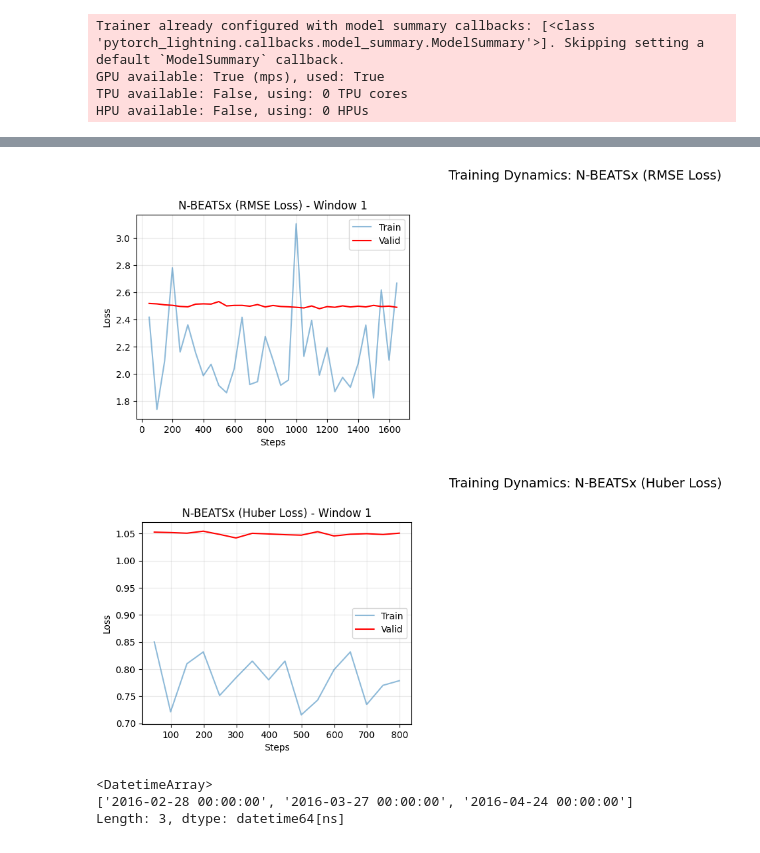
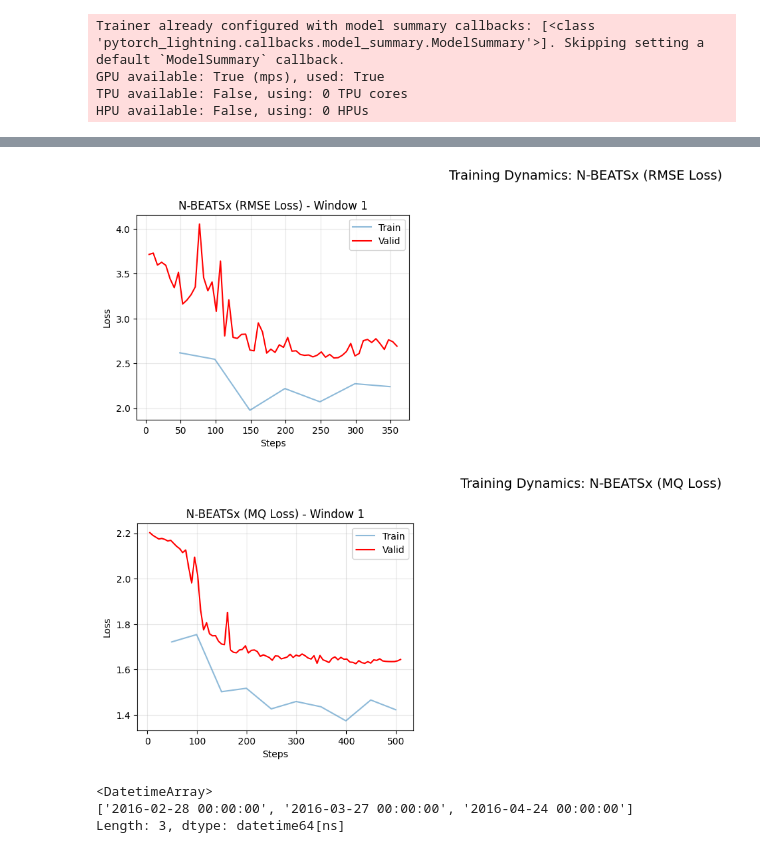
Before and after one commit to Zak-Las/Walmart-Demand-Forcasting, a Jupyter notebook: Notebooks/01_local_dynamics.ipynb, the cells around one changed output, grey strips where cells are left out. Drawn from its saved outputs; the diff is of its cells as text; code cells hidden in the pictures.

```diff
--- a/Notebooks/01_local_dynamics.ipynb
+++ b/Notebooks/01_local_dynamics.ipynb
@@ -773,36 +778,36 @@ def plot_learning_curves(model_name, log_folder):
 
         metrics_path = f"{v_dir}/metrics.csv"
         if os.path.exists(metrics_path):
             m_df = pd.read_csv(metrics_path)
 
             # STRATEGY: Isolate the streams
             # 1. Extract Training Data (Drop rows where train_loss_step is NaN)
             train_df = m_df[['step', 'train_loss_step']].dropna()
 
             # 2. Extract Validation Data (Drop rows where valid_loss is NaN)
             valid_df = m_df[['step', 'valid_loss']].dropna()
 
             plt.subplot(1, 3, i+1)
 
             # Plot independently
             plt.plot(train_df['step'], train_df['train_loss_step'], label='Train', alpha=0.5)
             plt.plot(valid_df['step'], valid_df['valid_loss'], label='Valid', color='red', linewidth=1.5)
 
             plt.title(f"{model_name} - Window {i+1}")
             plt.xlabel("Steps")
             plt.ylabel("Loss")
             if i == 0: plt.legend()
             plt.grid(True, alpha=0.3)
 
     plt.suptitle(f"Training Dynamics: {model_name}", fontsize=14, y=1.05)
     plt.show()
 
 # Execute
 plot_learning_curves("N-BEATSx (RMSE Loss)", "nbeats_rmse")
-plot_learning_curves("N-BEATSx (Huber Loss)", "nbeats_huber")
+plot_learning_curves("N-BEATSx (MQ Loss)", "nbeats_mql")
 # %% [output]
-[figure, old version]
+[figure, new version]
-[figure, old version]
+[figure, new version]
 # %%
 print(cv_results['cutoff'].unique())
 # %% [output]
```
Also changed, not shown: parts of 10 cells of this notebook, 1 other file.
